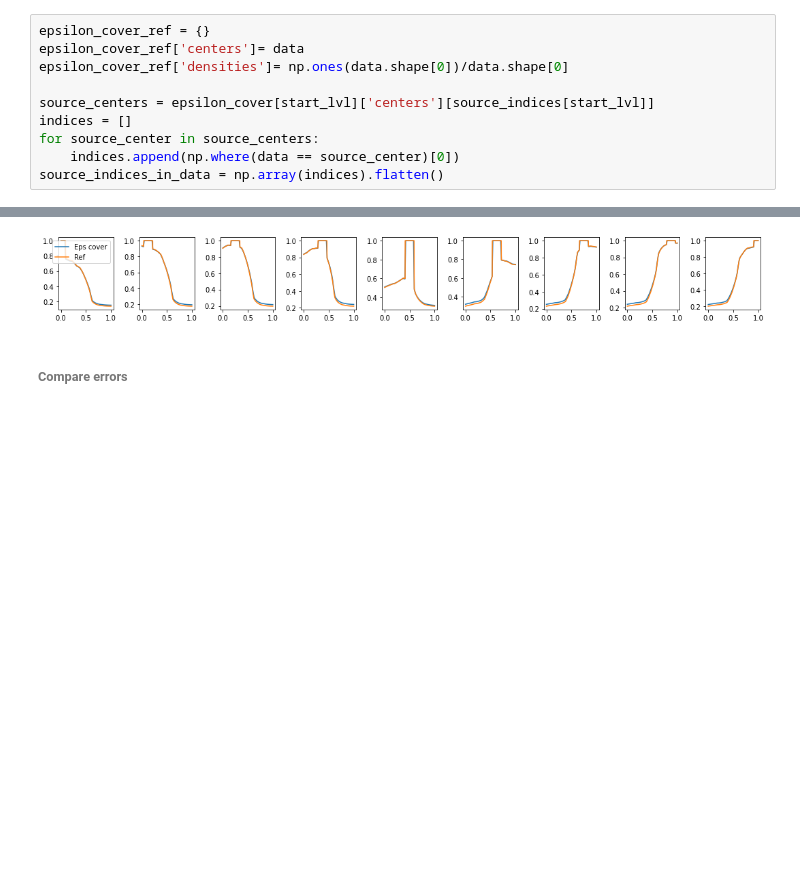
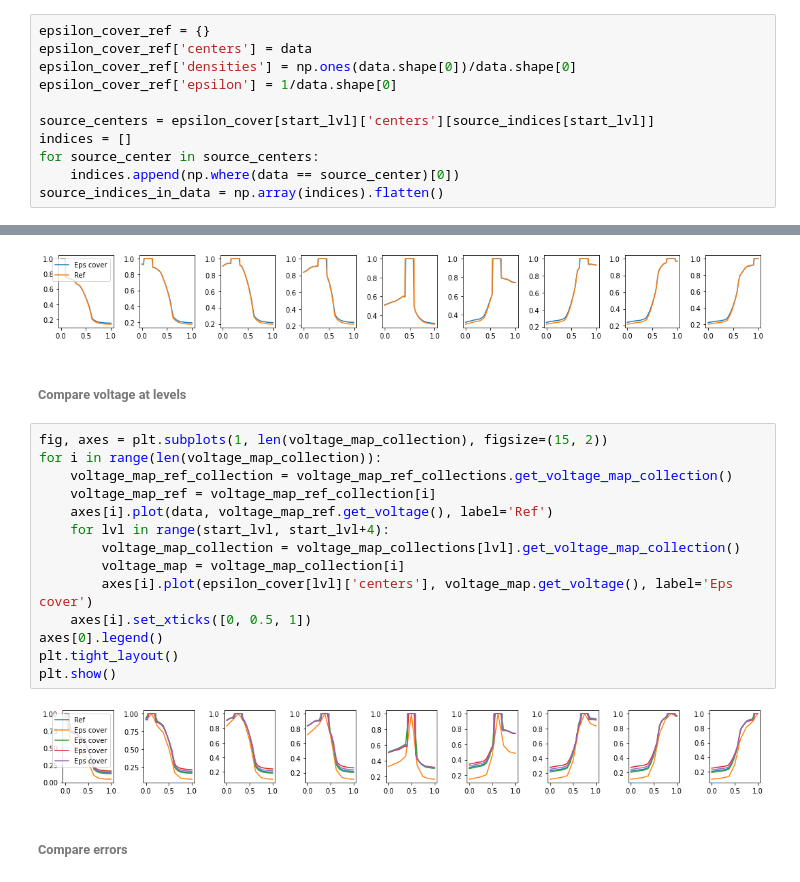
Before and after one commit to AndOslandsbotn/Multi-res-voltage-prop-exp, a Jupyter notebook: Test_voltage_map_collection_class_1DunitLine.ipynb, the cells around one changed output, grey strips where cells are left out. Drawn from its saved outputs; the diff is of its cells as text; blank space fills up the shorter version.

```diff
--- a/Test_voltage_map_collection_class_1DunitLine.ipynb
+++ b/Test_voltage_map_collection_class_1DunitLine.ipynb
@@ -123,8 +192,9 @@ for lvl in range(start_lvl, max_lvl):
 ##### Calculate voltage directly on the training points as a reference
 # %%
 epsilon_cover_ref = {}
-epsilon_cover_ref['centers']= data
-epsilon_cover_ref['densities']= np.ones(data.shape[0])/data.shape[0]
+epsilon_cover_ref['centers'] = data
+epsilon_cover_ref['densities'] = np.ones(data.shape[0])/data.shape[0]
+epsilon_cover_ref['epsilon'] = 1/data.shape[0]
 
 source_centers = epsilon_cover[start_lvl]['centers'][source_indices[start_lvl]]
 indices = []
@@ -212,6 +300,24 @@ plt.tight_layout()
 plt.show()
 # %% [output]
 [figure]
+# %% [markdown]
+###### Compare voltage at levels
+# %%
+fig, axes = plt.subplots(1, len(voltage_map_collection), figsize=(15, 2))
+for i in range(len(voltage_map_collection)):
+    voltage_map_ref_collection = voltage_map_ref_collections.get_voltage_map_collection()
+    voltage_map_ref = voltage_map_ref_collection[i]
+    axes[i].plot(data, voltage_map_ref.get_voltage(), label='Ref')
+    for lvl in range(start_lvl, start_lvl+4):
+        voltage_map_collection = voltage_map_collections[lvl].get_voltage_map_collection()
+        voltage_map = voltage_map_collection[i]
+        axes[i].plot(epsilon_cover[lvl]['centers'], voltage_map.get_voltage(), label='Eps cover')
+    axes[i].set_xticks([0, 0.5, 1])
+axes[0].legend()
+plt.tight_layout()
+plt.show()
+# %% [output]
+[figure, added]
 # %% [markdown]
 ###### Compare errors
 # %%
```
Also changed, not shown: parts of 2 cells of this notebook, 18 other files.
